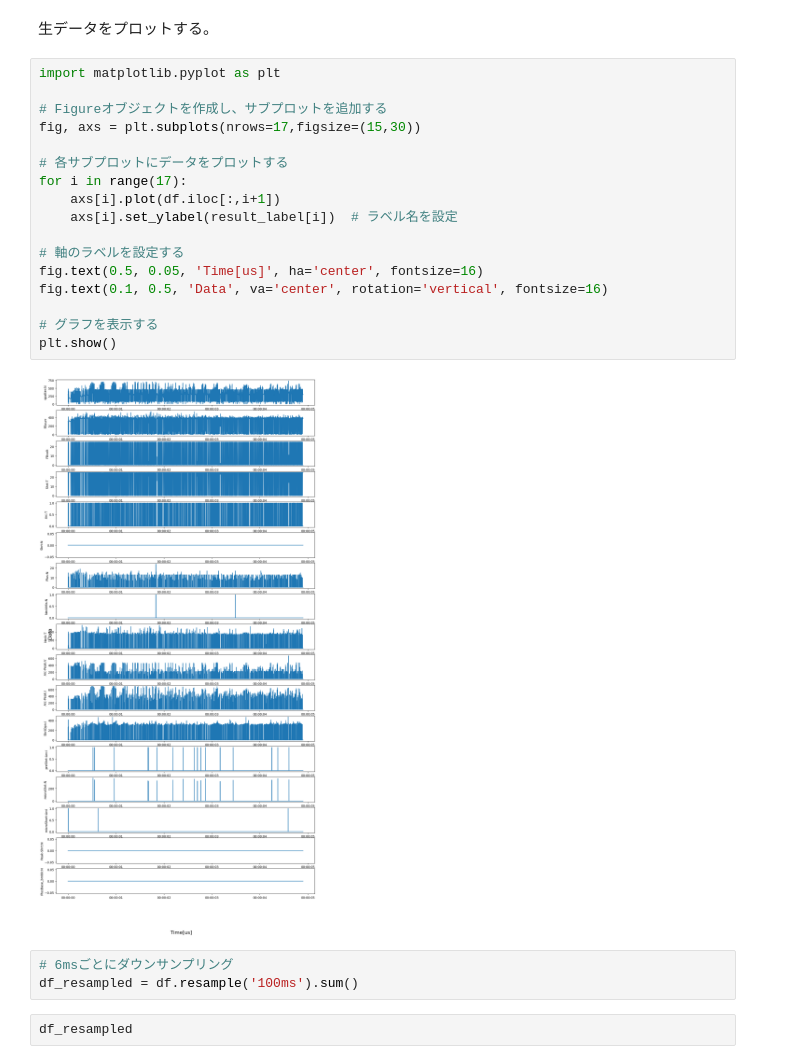
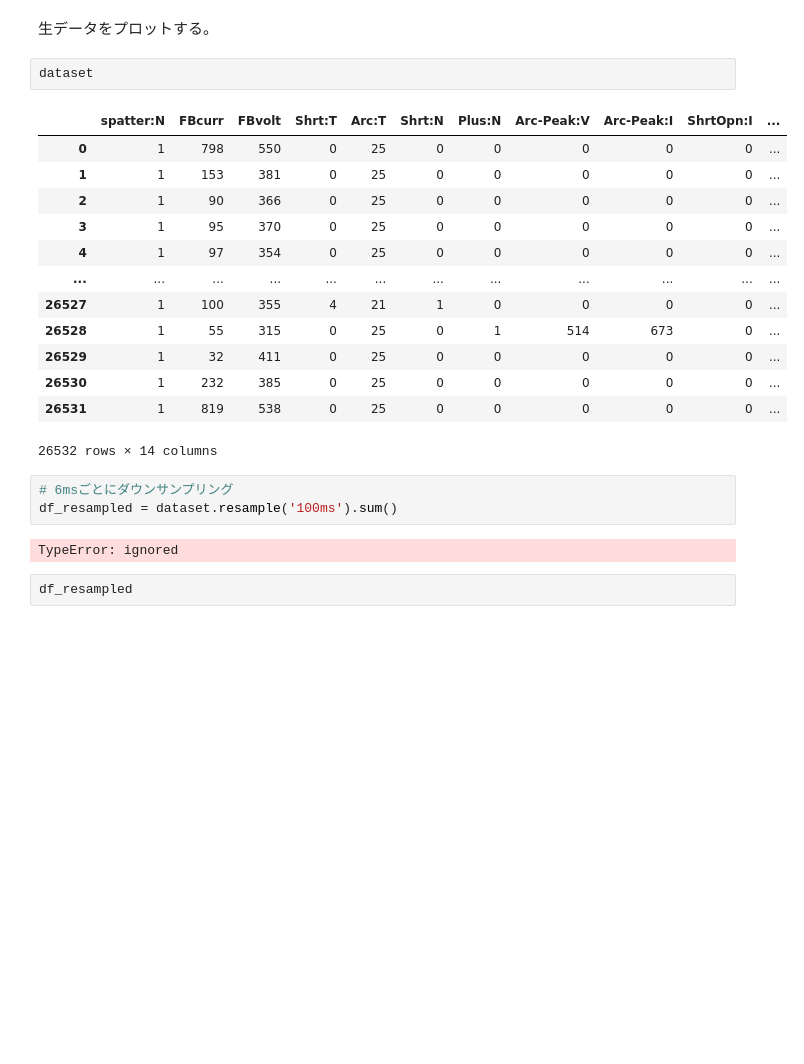
Before and after one commit to MatsuKoou/keras_Fukushima, a Jupyter notebook: LSTM_try04-6.ipynb, the cells around one changed output. Saved outputs shown, nothing was run; the diff lists cells and outputs as text; blank space fills up the shorter version.

```diff
--- a/LSTM_try04-6.ipynb
+++ b/LSTM_try04-6.ipynb
@@ -224,27 +223,26 @@ print(df)
 # %% [markdown]
 生データをプロットする。
-# %%
-import matplotlib.pyplot as plt
-
-# Figureオブジェクトを作成し、サブプロットを追加する
-fig, axs = plt.subplots(nrows=17,figsize=(15,30))
-
-# 各サブプロットにデータをプロットする
-for i in range(17):
-    axs[i].plot(df.iloc[:,i+1])
-    axs[i].set_ylabel(result_label[i])  # ラベル名を設定
-
-# 軸のラベルを設定する
-fig.text(0.5, 0.05, 'Time[us]', ha='center', fontsize=16)
-fig.text(0.1, 0.5, 'Data', va='center', rotation='vertical', fontsize=16)
-
-# グラフを表示する
-plt.show()
-# %% [output]
-[figure, removed]
+# %%
+dataset
+# %% [output]
+|  | spatter:N | FBcurr | FBvolt | Shrt:T | Arc:T | Shrt:N | Plus:N | Arc-Peak:V | Arc-Peak:I | ShrtOpn:I | ... |
+| 0 | 1 | 798 | 550 | 0 | 25 | 0 | 0 | 0 | 0 | 0 | ... |
+| 1 | 1 | 153 | 381 | 0 | 25 | 0 | 0 | 0 | 0 | 0 | ... |
+| 2 | 1 | 90 | 366 | 0 | 25 | 0 | 0 | 0 | 0 | 0 | ... |
+| 3 | 1 | 95 | 370 | 0 | 25 | 0 | 0 | 0 | 0 | 0 | ... |
+| 4 | 1 | 97 | 354 | 0 | 25 | 0 | 0 | 0 | 0 | 0 | ... |
+| ... | ... | ... | ... | ... | ... | ... | ... | ... | ... | ... | ... |
+| 26527 | 1 | 100 | 355 | 4 | 21 | 1 | 0 | 0 | 0 | 0 | ... |
+| 26528 | 1 | 55 | 315 | 0 | 25 | 0 | 1 | 514 | 673 | 0 | ... |
+| 26529 | 1 | 32 | 411 | 0 | 25 | 0 | 0 | 0 | 0 | 0 | ... |
+| 26530 | 1 | 232 | 385 | 0 | 25 | 0 | 0 | 0 | 0 | 0 | ... |
+| 26531 | 1 | 819 | 538 | 0 | 25 | 0 | 0 | 0 | 0 | 0 | ... |
+26532 rows × 14 columns
 # %%
 # 6msごとにダウンサンプリング
-df_resampled = df.resample('100ms').sum()
+df_resampled = dataset.resample('100ms').sum()
+# %% [output]
+TypeError: ignored
 # %%
 df_resampled
 # %% [output]
```
Also changed, not shown: parts of 27 cells of this notebook.
